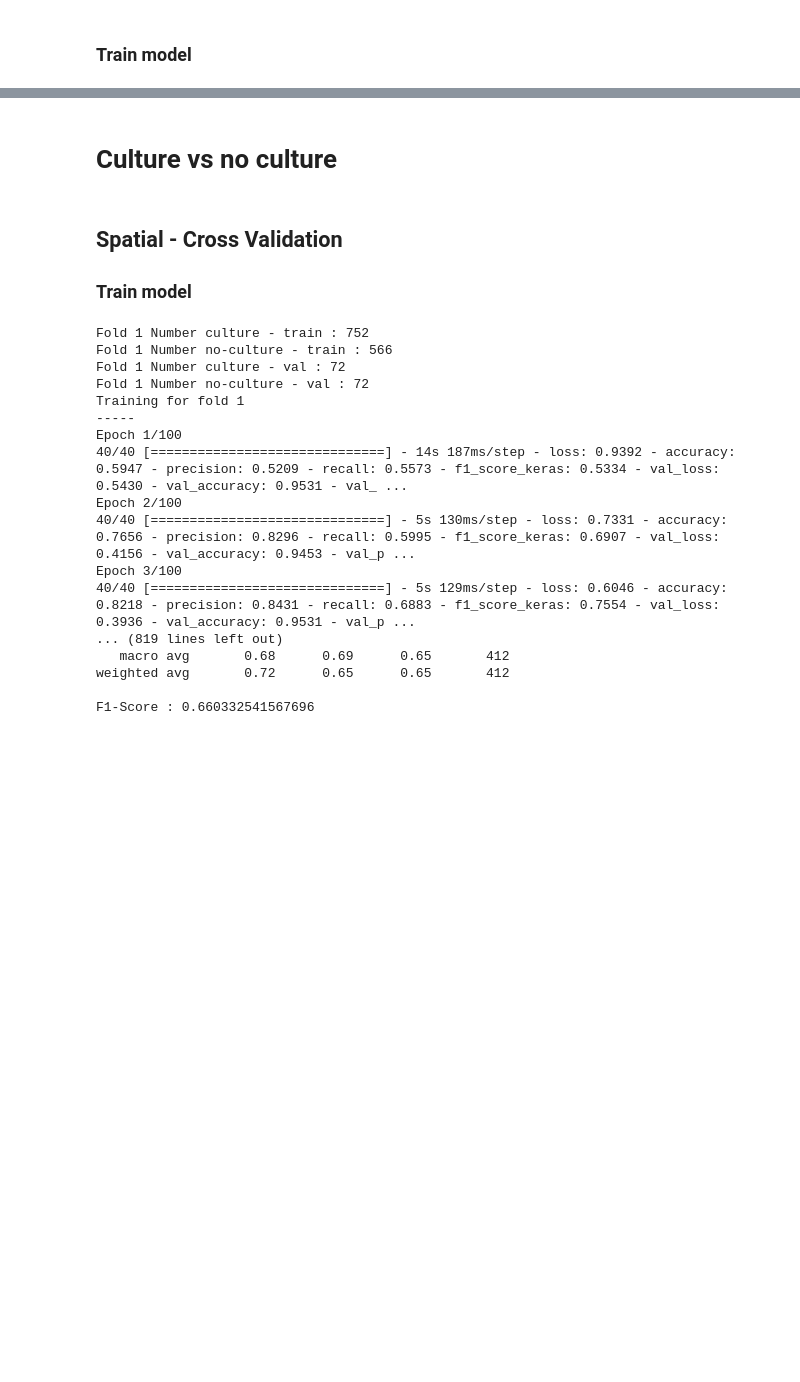
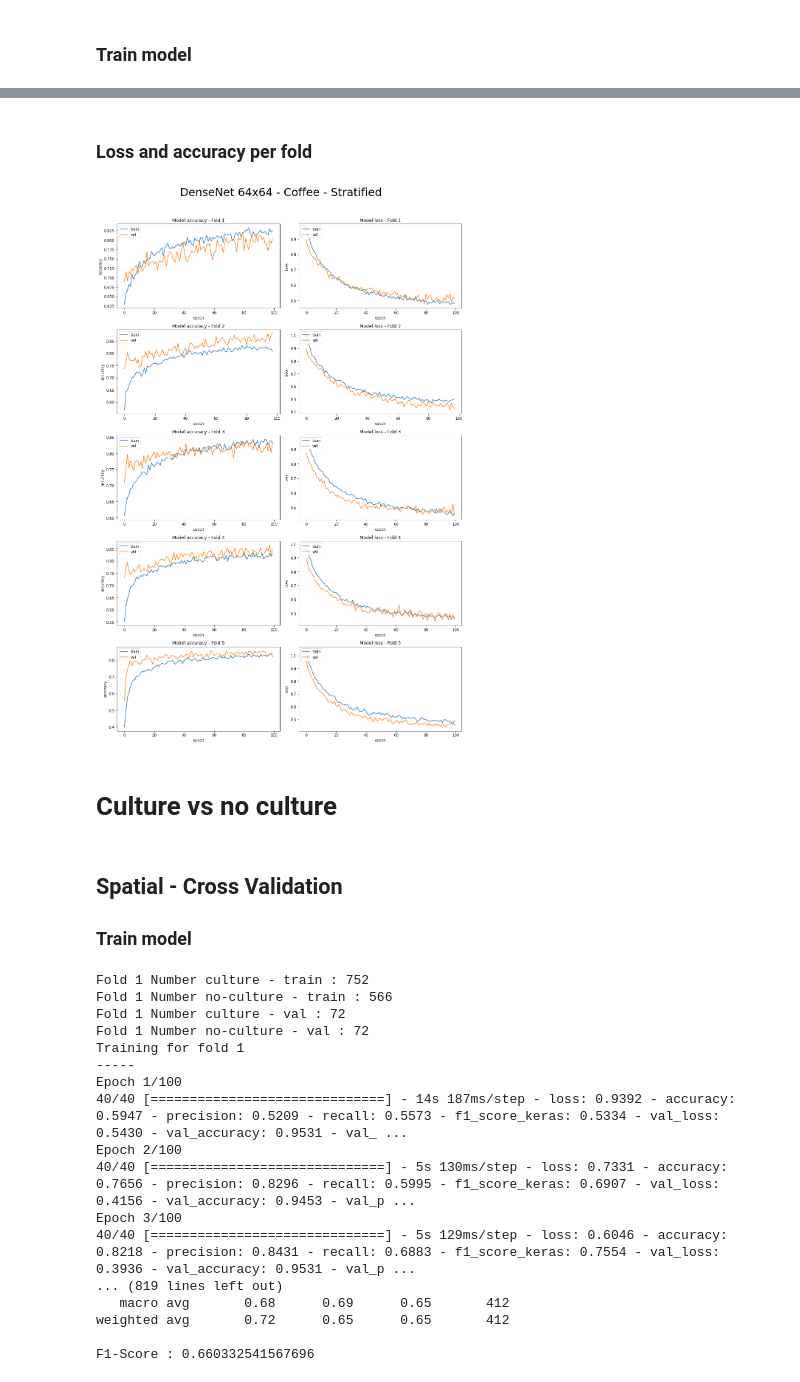
Before and after one commit to RomainCapo/IADeforestation, a Jupyter notebook: TrainingTransferMulti.ipynb, the cells around one changed output, grey strips where cells are left out. Cells and saved outputs as stored; diff of their text form; code cells hidden in the pictures; blank space fills up the shorter version.

```diff
--- a/TrainingTransferMulti.ipynb
+++ b/TrainingTransferMulti.ipynb
@@ -472,3 +422,10 @@ Stdev F1-Score : 0.06579899948742093
+# %% [markdown]
+### Loss and accuracy per fold
+# %%
+path = os.path.join(SAVED_MODELS_PATH, 'Coffee', 'start_coffee_2')
+plot_acc_loss(path, "DenseNet 64x64 - Coffee - Stratified")
+# %% [output]
+[figure, added]
 # %% [markdown]
 # Culture vs no culture
 # %% [markdown]
```
Also changed, not shown: parts of 14 cells of this notebook, 42 other files.
